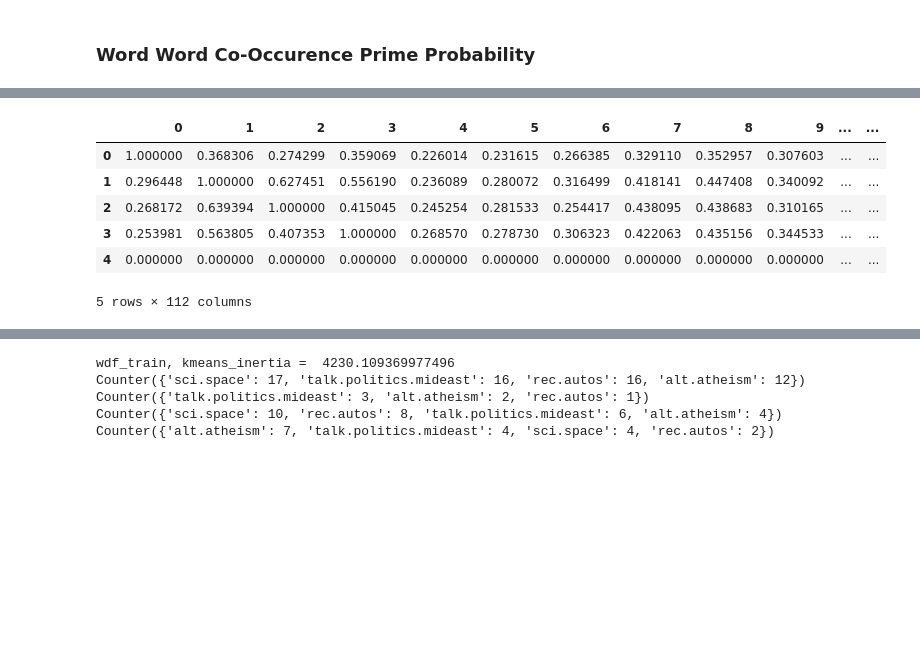
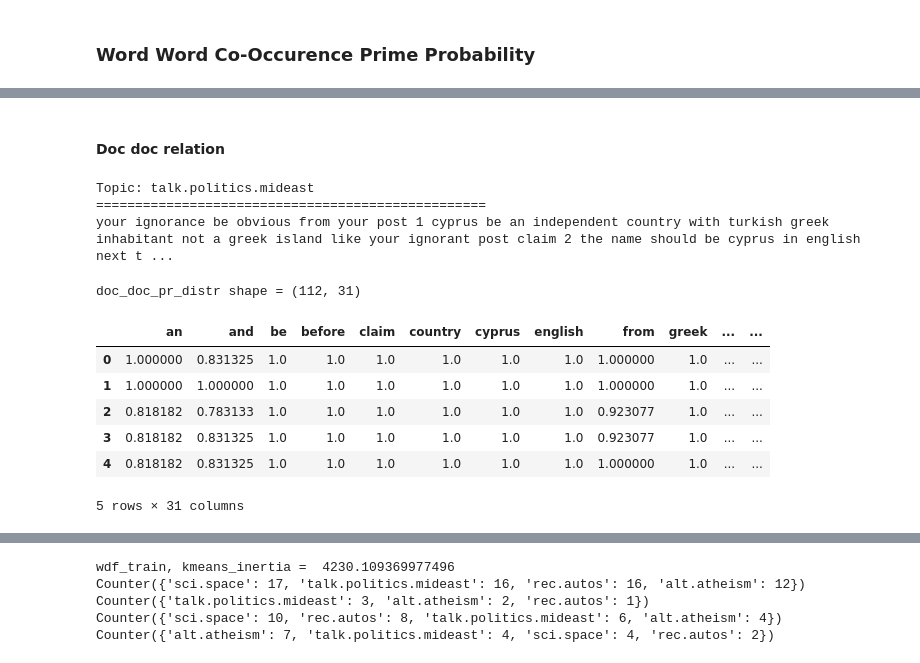
Before and after one commit to iamr0b0tx/topic_modeler, a Jupyter notebook: topic_modeler.ipynb, the cells around one changed output, grey strips where cells are left out. Cells and saved outputs as stored; diff of their text form; code cells hidden in the pictures; blank space fills up the shorter version.

Commit message:
working with doc_doc relation throught word relations infered

```diff
--- a/topic_modeler.ipynb
+++ b/topic_modeler.ipynb
@@ -273,0 +299,4 @@ print(f"word_word_pr_distr_prime shape = {word_word_pr_distr_prime.shape}")
+# %%
+word = "space"
+given_word = "science"
+word_word_pr_distr[word][given_word], word_word_pr_distr_prime[word][given_word]
@@ -404,0 +328,18 @@ rec.autos
+# %%
+ct = Counter()
+ctp = Counter()
+
+for given_word, wfx in wdf_train.iloc[doc_index1][wdf_train.iloc[doc_index1] > 0].items():
+    if not wfx > 0:
+        continue
+
+    for word, wfy in wdf_train.iloc[doc_index2][wdf_train.iloc[doc_index2] > 0].items():
+        xv = word_word_pr_distr[word][given_word]
+        if xv > ct[given_word]:
+#             print(given_word, word, xv)
+            ct[given_word] = xv
+
+        xv = word_word_pr_distr_prime[word][given_word]
+        if xv > ctp[given_word]:
+            print(given_word, word, xv)
+            ctp[given_word] = xv
@@ -405,10 +399,35 @@ rec.autos
+# %% [markdown]
+#### Doc doc relation
+# %%
+given_doc_index = 1
+print(f"Topic: {y_train[given_doc_index]}\n{'='*50}\n{x_train[given_doc_index][:512]}")
+print()
+# %% [output]
+Topic: talk.politics.mideast
+==================================================
+your ignorance be obvious from your post 1 cyprus be an independent country with turkish greek inhabitant not a greek island like your ignorant post claim 2 the name should be cyprus in english next t ...
+# %%
+given_doc = wdf_train.iloc[given_doc_index][wdf_train.iloc[given_doc_index] > 0]
+doc_doc_pr_distr = pd.DataFrame(data=0.0, columns=given_doc.index.tolist(), index=wdf_train.index.tolist())
+
+for doc_index in tqdm(range(len(y_train))):
+    doc = wdf_train.iloc[doc_index][wdf_train.iloc[doc_index] > 0]
+
+    for given_word, wfx in given_doc.items():
+        doc_doc_pr_distr.iloc[doc_index][given_word] = max(
+            word_word_pr_distr[word][given_word] for word, wfy in doc.items()
+        )
+
+print(f"doc_doc_pr_distr shape = {doc_doc_pr_distr.shape}")
+# %% [output]
+doc_doc_pr_distr shape = (112, 31)
 # %%
-latent_vector.head()
+doc_doc_pr_distr.head()
 # %% [output]
-|  | 0 | 1 | 2 | 3 | 4 | 5 | 6 | 7 | 8 | 9 | ... | ... |
-| 0 | 1.000000 | 0.368306 | 0.274299 | 0.359069 | 0.226014 | 0.231615 | 0.266385 | 0.329110 | 0.352957 | 0.307603 | ... | ... |
-| 1 | 0.296448 | 1.000000 | 0.627451 | 0.556190 | 0.236089 | 0.280072 | 0.316499 | 0.418141 | 0.447408 | 0.340092 | ... | ... |
-| 2 | 0.268172 | 0.639394 | 1.000000 | 0.415045 | 0.245254 | 0.281533 | 0.254417 | 0.438095 | 0.438683 | 0.310165 | ... | ... |
-| 3 | 0.253981 | 0.563805 | 0.407353 | 1.000000 | 0.268570 | 0.278730 | 0.306323 | 0.422063 | 0.435156 | 0.344533 | ... | ... |
-| 4 | 0.000000 | 0.000000 | 0.000000 | 0.000000 | 0.000000 | 0.000000 | 0.000000 | 0.000000 | 0.000000 | 0.000000 | ... | ... |
+|  | an | and | be | before | claim | country | cyprus | english | from | greek | ... | ... |
+| 0 | 1.000000 | 0.831325 | 1.0 | 1.0 | 1.0 | 1.0 | 1.0 | 1.0 | 1.000000 | 1.0 | ... | ... |
+| 1 | 1.000000 | 1.000000 | 1.0 | 1.0 | 1.0 | 1.0 | 1.0 | 1.0 | 1.000000 | 1.0 | ... | ... |
+| 2 | 0.818182 | 0.783133 | 1.0 | 1.0 | 1.0 | 1.0 | 1.0 | 1.0 | 0.923077 | 1.0 | ... | ... |
+| 3 | 0.818182 | 0.831325 | 1.0 | 1.0 | 1.0 | 1.0 | 1.0 | 1.0 | 0.923077 | 1.0 | ... | ... |
+| 4 | 0.818182 | 0.831325 | 1.0 | 1.0 | 1.0 | 1.0 | 1.0 | 1.0 | 1.000000 | 1.0 | ... | ... |
-5 rows × 112 columns
+5 rows × 31 columns
```
Also changed, not shown: parts of 36 cells of this notebook.
